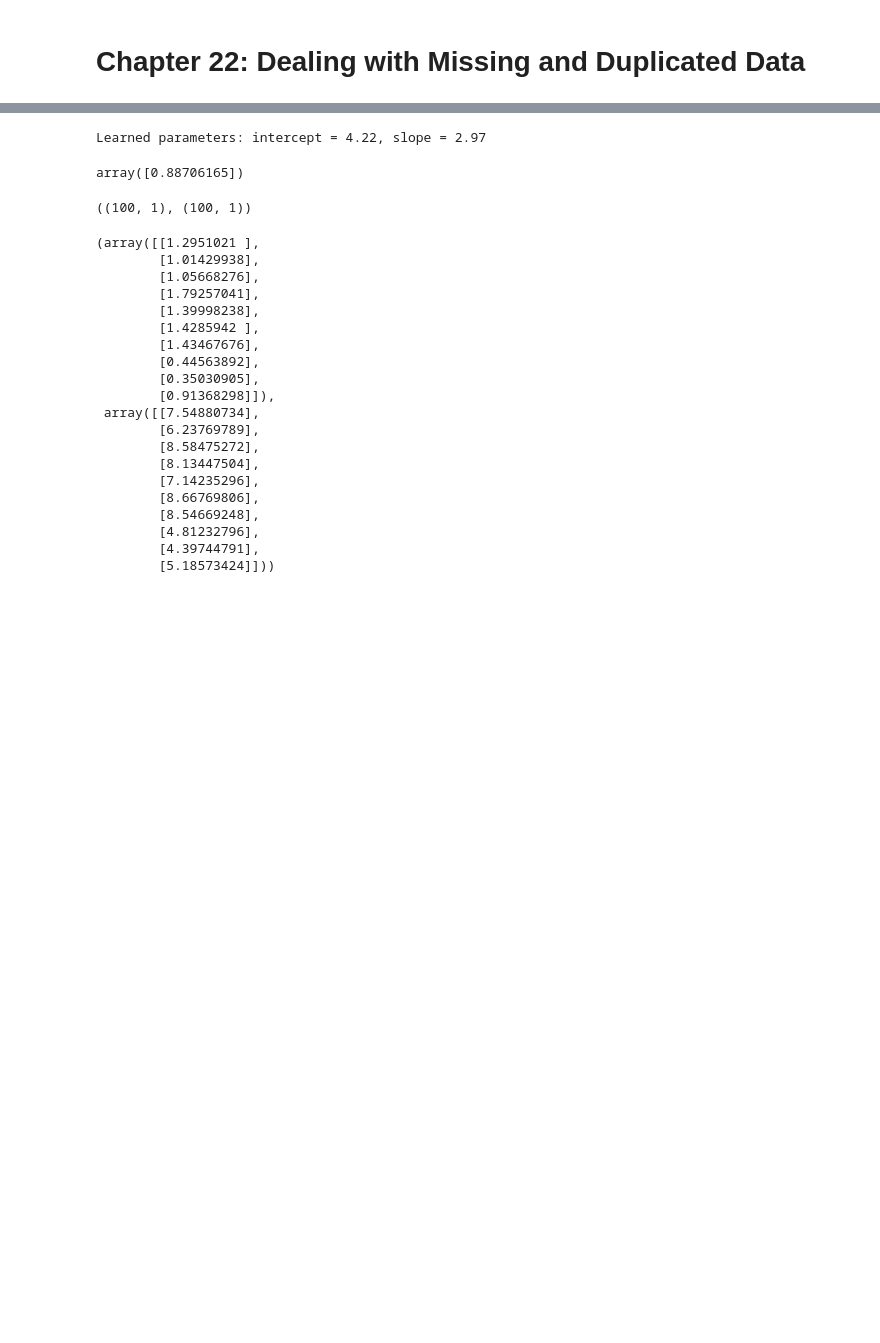
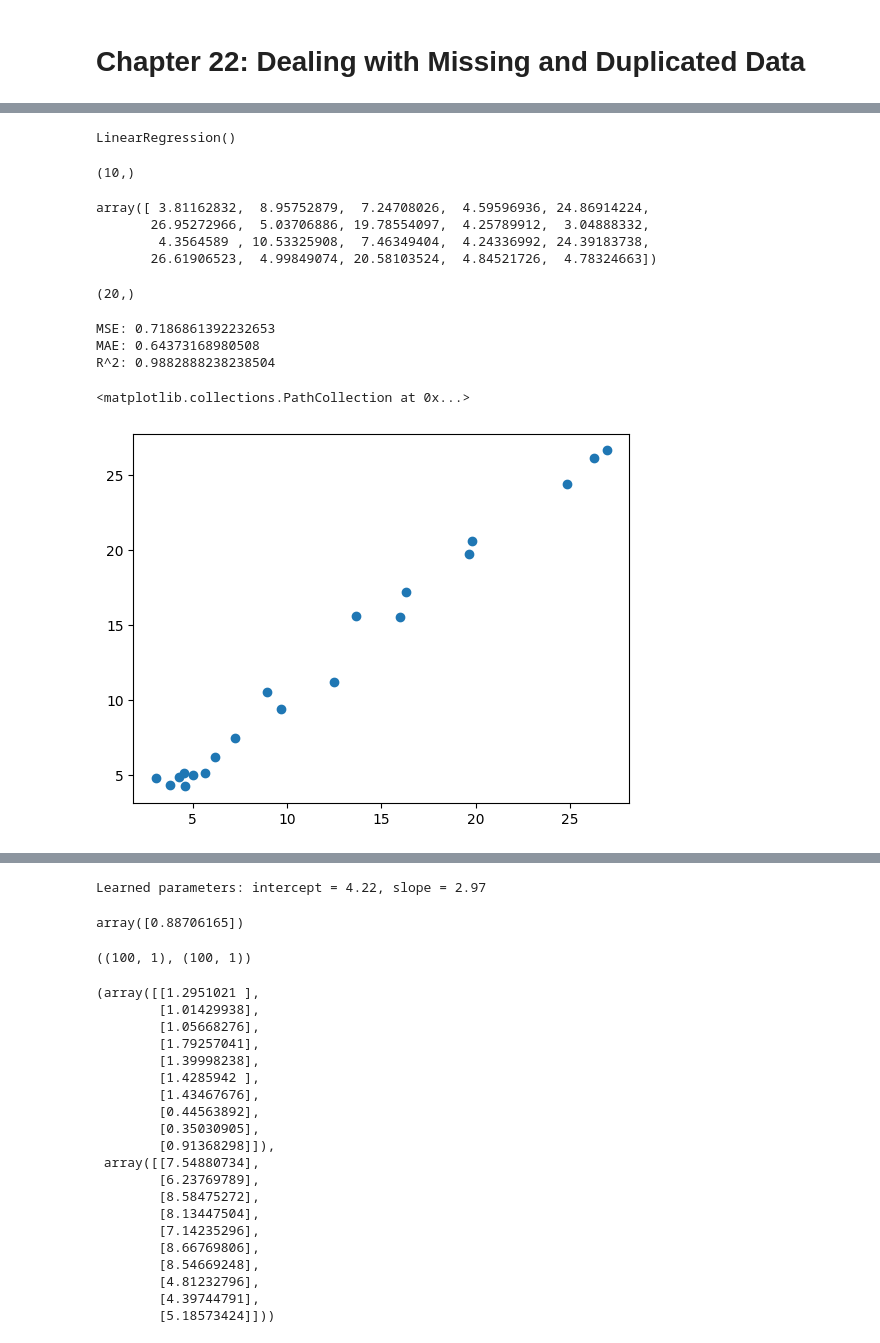
Before and after one commit to stevechengnyc/ml_gpt, a Jupyter notebook: linear_regression.ipynb, the cells around one changed output, grey strips where cells are left out. Cells and saved outputs as stored; diff of their text form; code cells hidden in the pictures; blank space fills up the shorter version.

```diff
--- a/linear_regression.ipynb
+++ b/linear_regression.ipynb
@@ -8,0 +150,5 @@ df = pd.read_csv(url, index_col=0)
+# %%
+poly = PolynomialFeatures(degree = 2, include_bias = False)
+# %%
+X_train_poly = poly.fit_transform(X_train)
+X_test_poly = poly.transform(X_test)
@@ -8,0 +175,22 @@ df = pd.read_csv(url, index_col=0)
+# %%
+model_p = LinearRegression()
+model_p.fit(X_train_poly, y_train)
+# %% [output]
+LinearRegression()
+# %%
+y_pred = model_p.predict(X_test_poly)
+# %%
+y_test[:10].shape
+# %% [output]
+(10,)
+# %%
+np.hstack((y_test[:10], y_pred[:10]))
+# %% [output]
+array([ 3.81162832,  8.95752879,  7.24708026,  4.59596936, 24.86914224,
+       26.95272966,  5.03706886, 19.78554097,  4.25789912,  3.04888332,
+        4.3564589 , 10.53325908,  7.46349404,  4.24336992, 24.39183738,
+       26.61906523,  4.99849074, 20.58103524,  4.84521726,  4.78324663])
+# %%
+np.hstack((y_test[:10], y_pred[:10])).shape
+# %% [output]
+(20,)
@@ -8,0 +201,13 @@ df = pd.read_csv(url, index_col=0)
+# %%
+print(f"MSE: {mse}")
+print(f"MAE: {mae}")
+print(f"R^2: {r2}")
+# %% [output]
+MSE: 0.7186861392232653
+MAE: 0.64373168980508
+R^2: 0.9882888238238504
+# %%
+plt.scatter(y_test, y_pred)
+# %% [output]
+<matplotlib.collections.PathCollection at 0x...>
+[figure, added]
```
Also changed, not shown: parts of 33 cells of this notebook.
